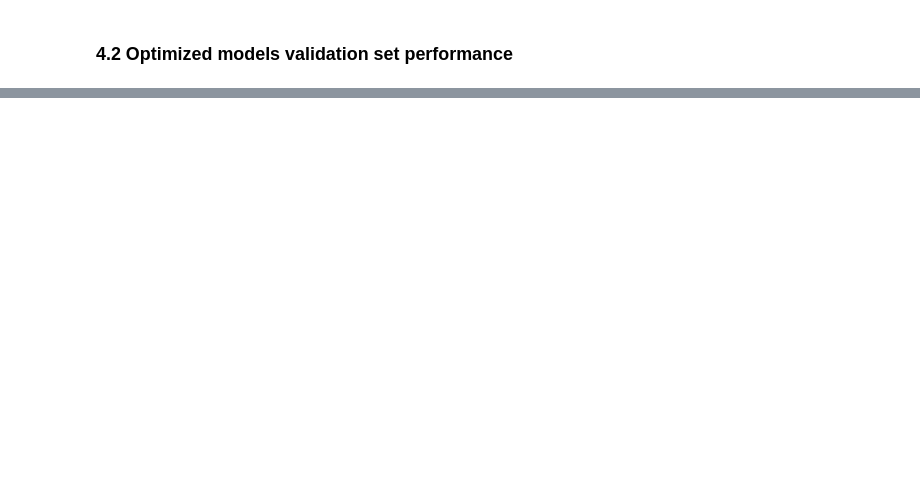
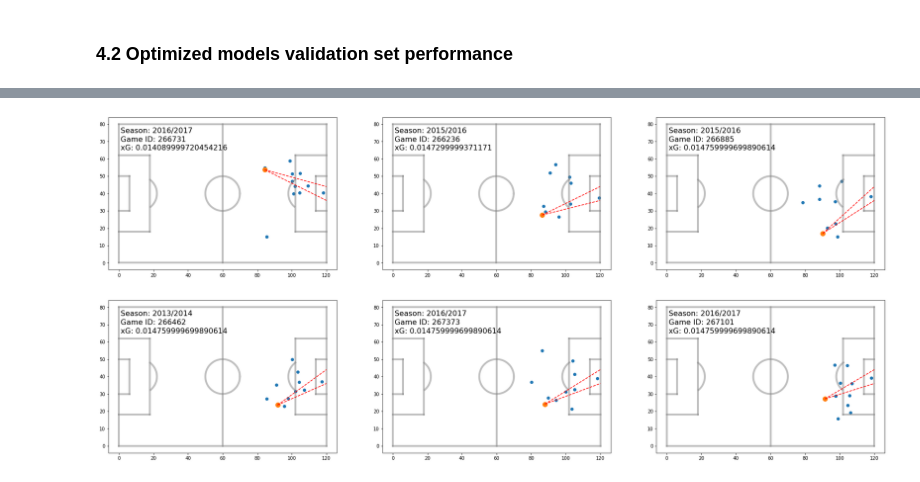
Before and after one commit to RobBlumberg/xg_model, a Jupyter notebook: src/xg_model.ipynb, the cells around one changed output, grey strips where cells are left out. Drawn from its saved outputs; the diff is of its cells as text; code cells hidden in the pictures; blank space fills up the shorter version.

```diff
--- a/src/xg_model.ipynb
+++ b/src/xg_model.ipynb
@@ -634,22 +808,20 @@ shot_valid_set_results.sort_values("my xg", ascending=False).iloc[0:6]
 # %%
-ascending=False
-season_ids = shot_valid_set_results.sort_values("my xg", ascending=ascending).reset_index().iloc[1:7]["season_id"]
-game_ids = shot_valid_set_results.sort_values("my xg", ascending=ascending).reset_index().iloc[1:7]["game_id"]
-shot_ids = shot_valid_set_results.sort_values("my xg", ascending=ascending).reset_index().iloc[1:7]["shot id"]
-xg_vals = shot_valid_set_results.sort_values("my xg", ascending=ascending).reset_index().iloc[1:7]["my xg"]
+ascending=True
+season_ids = shot_valid_set_results.sort_values("my xg", ascending=ascending).reset_index().iloc[0:7]["season_id"]
+game_ids = shot_valid_set_results.sort_values("my xg", ascending=ascending).reset_index().iloc[0:7]["game_id"]
+shot_ids = shot_valid_set_results.sort_values("my xg", ascending=ascending).reset_index().iloc[0:7]["shot id"]
+xg_vals = shot_valid_set_results.sort_values("my xg", ascending=ascending).reset_index().iloc[0:7]["my xg"]
 
 num=1
 fig, ax = plt.subplots(2, 3, figsize=(36/1.2, 16/1.2))
 for i in range(2):
     for j in range(3):
         ax_i = ax[i, j]
         draw_pitch(axis=ax_i, rotate=True)
         plot_shot_freeze_frame(la_liga[season_ids[num]][game_ids[num]].json_file, shot_ids[num], ax=ax_i)
         ax_i.annotate("Season: {}".format(season_ids[num]), xy = (1,75), size=16)
         ax_i.annotate("Game ID: {}".format(game_ids[num]), xy = (1,70), size=16)
         ax_i.annotate("xG: {}".format(round(xg_vals[num], 5)), xy = (1,65), size=16)
         num+=1
-
-fig, ax = plt.subplots(1, 1, figsize=(12,8))
-draw_pitch(axis=ax, rotate=True)
-plot_shot_freeze_frame(la_liga["2018/2019"]['16215'].json_file, "6c30cac4-6f3b-4cd0-9913-26137b058416", ax=ax)
+# %% [output]
+[figure, added]
```
Also changed, not shown: parts of 25 cells of this notebook.
